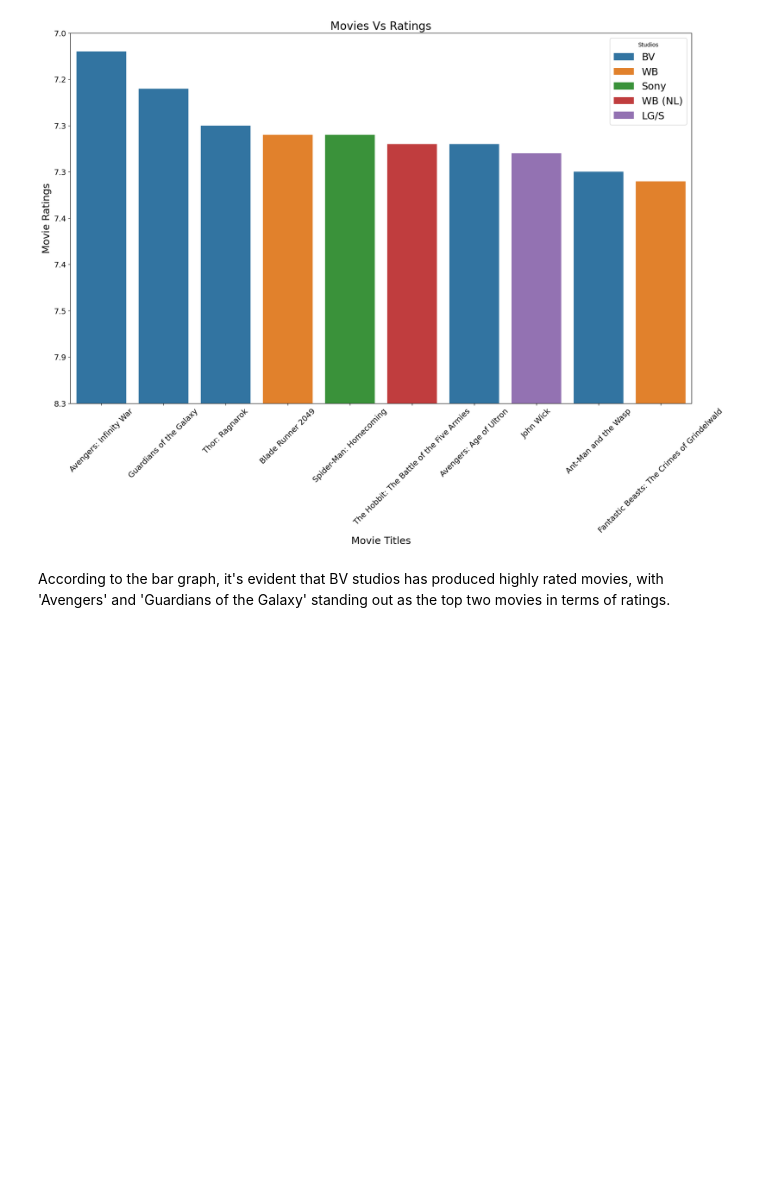
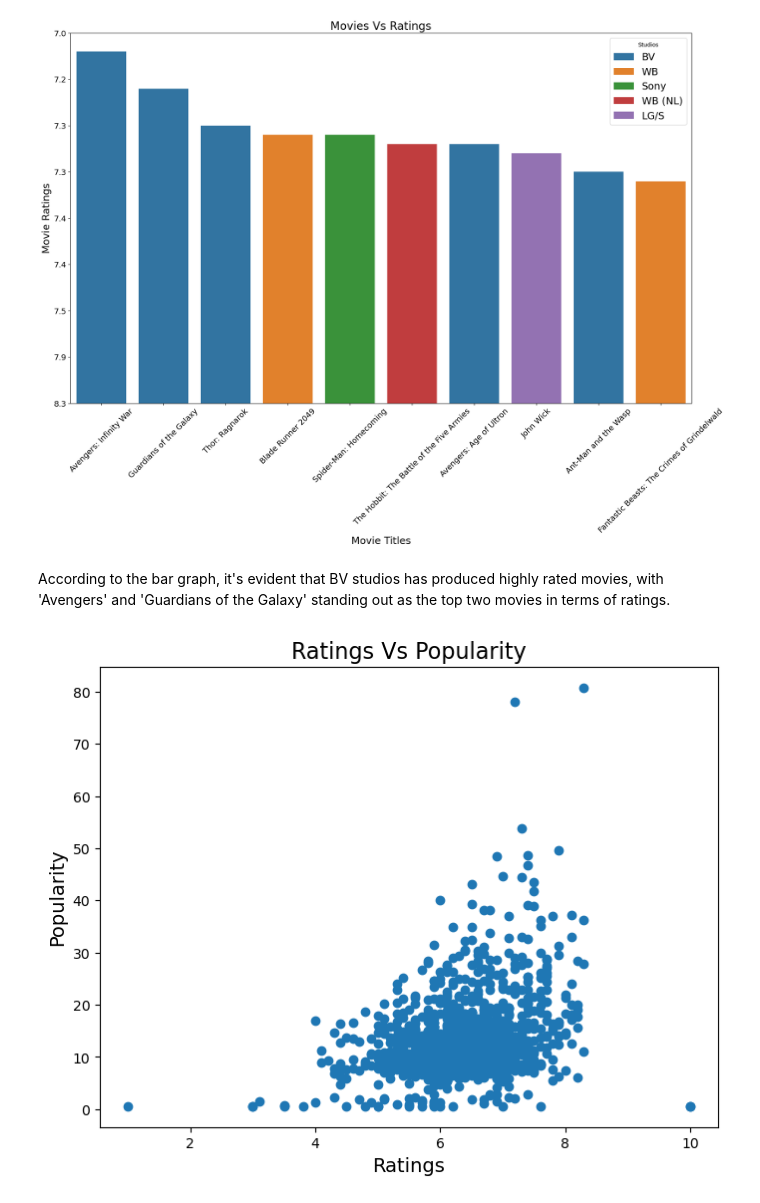
Before and after one commit to Keter22/dsc-phase-1-project-v2-4, a Jupyter notebook: student.ipynb, the cells around one changed output. Cells and saved outputs as stored; diff of their text form; code cells hidden in the pictures; blank space fills up the shorter version.

```diff
--- a/student.ipynb
+++ b/student.ipynb
@@ -1318,3 +1318,20 @@ fig.savefig('Movies Vs Ratings per studio.png')
 [figure]
 # %% [markdown]
 According to the bar graph, it's evident that BV studios has produced highly rated movies, with 'Avengers' and 'Guardians of the Galaxy' standing out as the top two movies in terms of ratings.
+# %%
+#correlation between a movie's popularity and its rating?"
+#scatterplot
+
+fig, ax= plt.subplots(figsize=(8,6))
+
+x = final_df['vote_average']
+y = final_df['popularity']
+
+ax.scatter(x,y)
+
+ax.set_title('Ratings Vs Popularity', fontsize=16)
+ax.set_xlabel("Ratings",fontsize=14)
+ax.set_ylabel("Popularity", fontsize=14)
+fig.savefig('Ratings vs Popularity.png');
+# %% [output]
+[figure, added]
```
Also changed, not shown: parts of 2 cells of this notebook.
